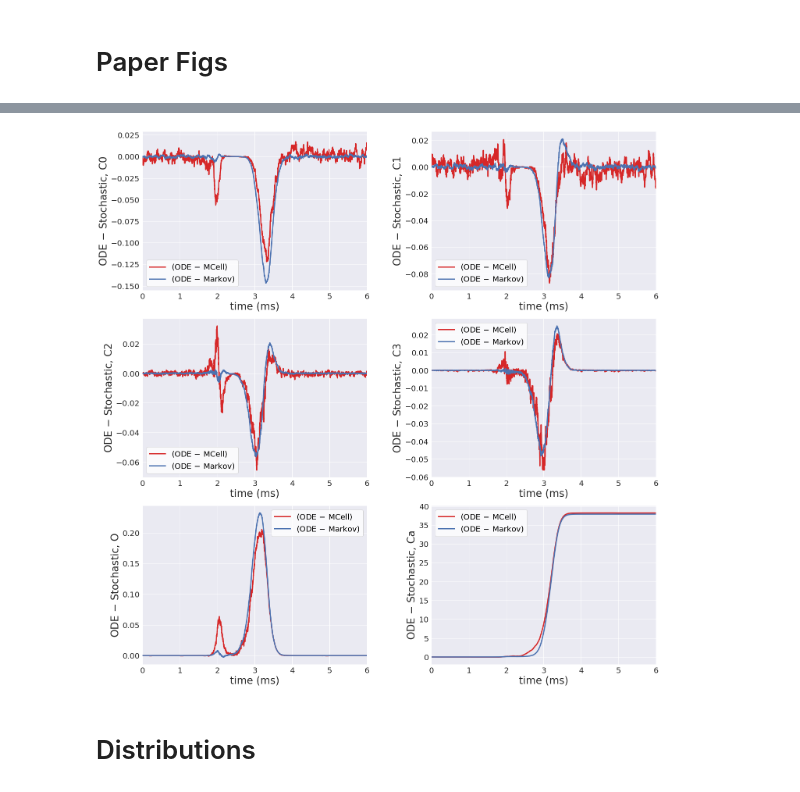
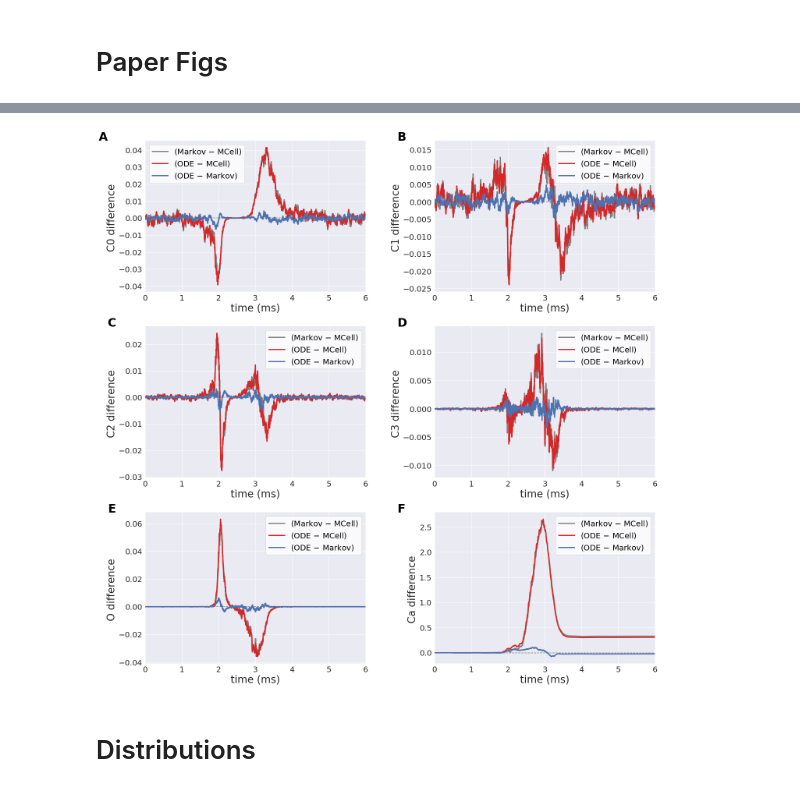
Before and after one commit to 3x10e8/DetailedMarkov, a Jupyter notebook: notebooks/vdcccode.ipynb, the cells around one changed output, grey strips where cells are left out. Drawn from its saved outputs; the diff is of its cells as text; code cells hidden in the pictures.

```diff
--- a/notebooks/vdcccode.ipynb
+++ b/notebooks/vdcccode.ipynb
@@ -323,6 +972,5 @@ def mcell_sim(fname):
 # %%
-MCELL_DIR = "/Users/margotwagner/projects/mcell/simple_geom/model_1/" \
-            "model_1_vdcceqtns_tchange_nodendrite_files/mcell/output_data/" \
-            "react_data/"
-
+MCELL_DIR = "/Users/margotwagner/projects/mcell/simple_geom/" \
+            "final_model_122820/model_1_vdcceqtns_tchange_files/" \
+            "mcell/output_data/react_data/"
 mcell_results = mcell_sim(MCELL_DIR)
@@ -328,0 +993,5 @@ mcell_results = mcell_sim(MCELL_DIR)
+# %%
+MCELL_DIR = "/Users/margotwagner/projects/mcell/simple_geom/model_1/model_1_vdcceqtns_tchange_e8_dt_files/" \
+            "mcell/output_data/react_data/"
+
+mcell_results_3 = mcell_sim_smaller_dt(fname, seeds=79, iterations=1000000, t_step=1e-8)
@@ -597,0 +1419,7 @@ def ibm_diff_plot():
+# %%
+for i in range(len(ode_results.t[:-1])):
+    print(ode_results.y[4][i])
+    print(mcell_mean[:,1][i*int(len(mcell_mean_sdt[:-1])/len(ode_results.t[:-1]))])
+    diff.append(ode_results.y[4][i] - mcell_mean[:,1][i*int(len(mcell_mean_sdt[:-1])/len(ode_results.t[:-1]))])
+
+plt.plot(ode_results.t - 1.5, diff, color='C3', linewidth=lwidth, label = '(ODE $-$ MCell)')
@@ -887,8 +1848,25 @@ def vdcc_plot_diff(mcell_plot=False, markov_plot=False):
     #########
     # MCELL #
     #########
+    i = 0
+    for a, n in zip(ax.flatten(), names):
+        a.axhline(xmax=6, color="grey", linestyle="--")
+
+        # MCell mean
+        mean = np.mean(mcell_results[i], axis=2)
+
+        # subtract stochastic simulations
+        a.plot(ode_results.t, np.asarray(avg_markov_results[n]) - mean[:,1],
+               color='grey', linewidth=lwidth, label = '(Markov $-$ MCell)')
+
+        i += 1
+
+
+
+
     if mcell_plot == True:
         for a, i in zip(ax.flatten(), range(ode_results.y.shape[0])):
+
             mcell_color = 'C3'
 
             # Replace negatives with zero
@@ -896,47 +1874,48 @@ def vdcc_plot_diff(mcell_plot=False, markov_plot=False):
 
             # MCell mean
             mean = np.mean(mcell_results[i], axis=2)
+
 
 
             # Subtract stochastic from ode
             a.plot(ode_results.t, ode_results.y[i] - mean[:,1], color=mcell_color,
                    linewidth=lwidth, label='(ODE $-$ MCell)')
 
 
     ##########
     # MARKOV #
     ##########
     if markov_plot == True:
         i = 0
         states = ['C0', 'C1', 'C2', 'C3', 'O', 'Ca']
         for a, n in zip(ax.flatten(), names):
             # Replace negatives with zero
             ode_results.y[i] = np.where(ode_results.y[i]<0, 0, ode_results.y[i])
 
-            # Markov
-            #sns.lineplot(x=avg_markov_results.index, y=n, data=avg_markov_results, linewidth=1, ax=a, color='r')
-
-            # ode
-            #a.plot(ode_results.t, ode_results.y[i], color='black')
-
             a.plot(ode_results.t, ode_results.y[i] - np.asarray(avg_markov_results[n]),
                    linewidth=lwidth, label = '(ODE $-$ Markov)')
 
+            if i==0:
+                a.text(-0.21, 1, string.ascii_uppercase[i], transform=a.transAxes, size=30, weight='bold')
+            else:
+                a.text(-0.17, 1, string.ascii_uppercase[i], transform=a.transAxes, size=30, weight='bold')
+
+
             a.tick_params(labelsize=20)
             a.set_xlabel('time (ms)', fontsize=26)
-            a.set_ylabel('ODE $-$ Stochastic, {}'.format(states[i]), fontsize=26)
+            a.set_ylabel('{} difference '.format(states[i]), fontsize=26)
             a.legend(prop={"size":20})
             a.set_xlim(0, 6)
 
             i += 1
 
     plt.tight_layout(pad=1, w_pad=6)
     plt.savefig('/Users/margotwagner/projects/FrontiersPaper/figs/vdcc_diff_all.png')
     plt.show()
 
 vdcc_plot_diff(mcell_plot=True, markov_plot=True)
 # %% [output]
-[figure, old version]
+[figure, new version]
 # %% [markdown]
 # Distributions
 # %%
```
Also changed, not shown: parts of 61 cells of this notebook, 11 other files.
